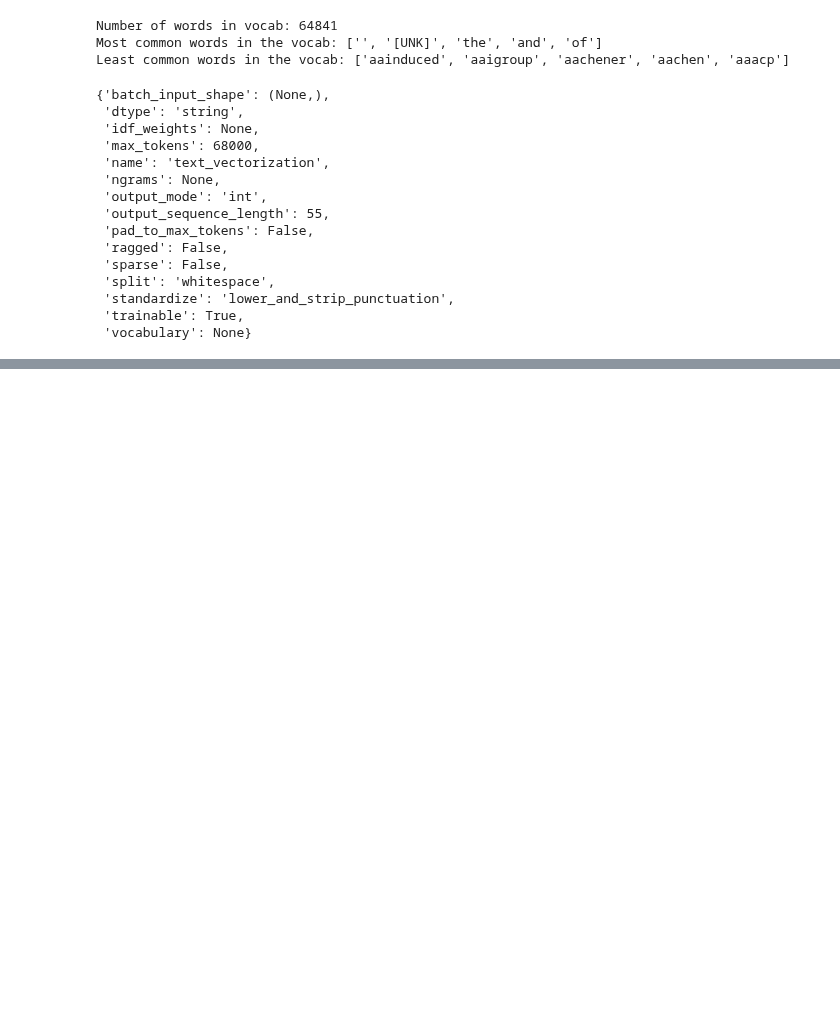
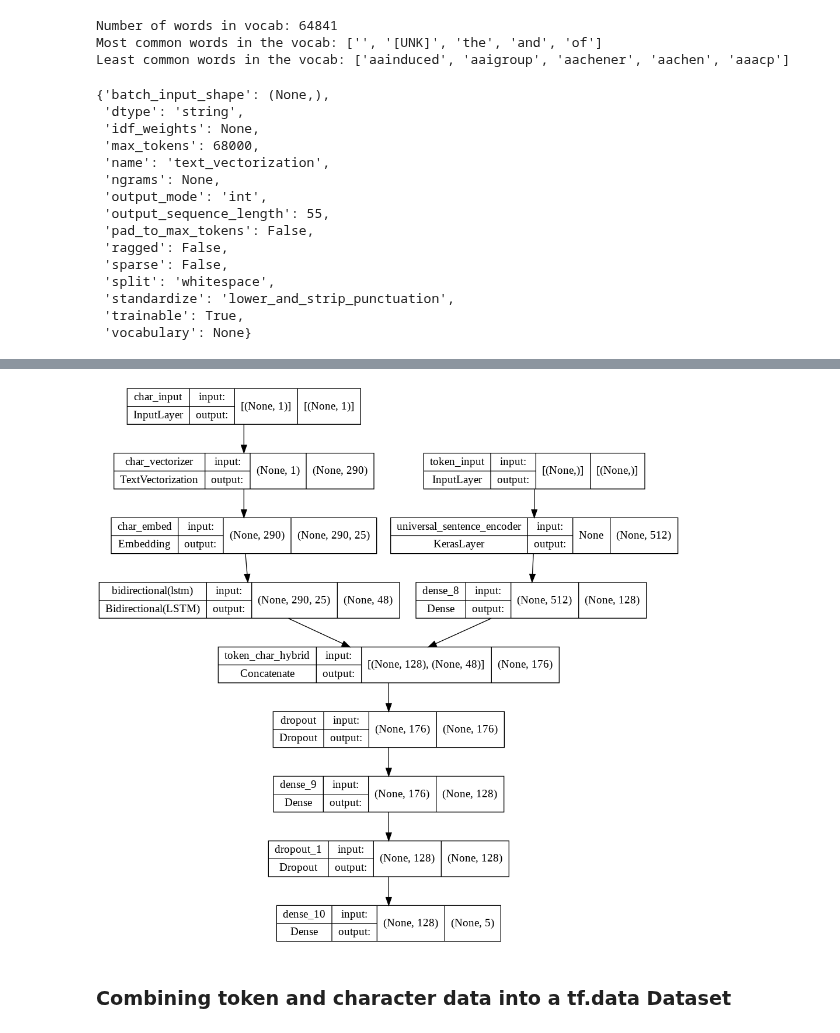
Before and after one commit to Nikhil-Nandam/TensorFlow-Notebooks, a Jupyter notebook: 09_SkimLit_NLP_Milestone_Project_2.ipynb, the cells around one changed output, grey strips where cells are left out. Saved outputs shown, nothing was run; the diff lists cells and outputs as text; code cells hidden in the pictures; blank space fills up the shorter version.

Commit message:
Construct tribrid model i.e model_5

```diff
--- a/09_SkimLit_NLP_Milestone_Project_2.ipynb
+++ b/09_SkimLit_NLP_Milestone_Project_2.ipynb
@@ -501,0 +856,6 @@ text_vectorizer.get_config()
+# %%
+# Create char embedding layer
+char_embed = Embedding(input_dim=len(char_vocab),   # number of different characters
+                       output_dim=25,   # this is the size of char emebedding in the paper: https://arvix.org/pdf/1612.05251.pdf (Figure 1)
+                       mask_zero=True,
+                       name="char_embed")
@@ -501,0 +993,32 @@ text_vectorizer.get_config()
+# %%
+from tensorflow.keras.layers import Input, Dense, LSTM, Bidirectional, Concatenate, Dropout
+from tensorflow.keras import Model
+from tensorflow.keras.optimizers import Adam
+
+# 1. Setup token inputs/model
+token_inputs = Input(shape=[], dtype=tf.string, name="token_inputs")
+token_embeddings = tf_hub_embedding_layer(token_inputs)
+token_output = Dense(128, activation="relu")(token_embeddings)
+token_model = Model(token_inputs, token_output)
+
+# 2. Setup char inputs/model
+char_inputs = Input(shape=(1,), dtype=tf.string, name="char_input")
+char_vectors = char_vectorizer(char_inputs)
+char_embeddings = char_embed(char_vectors)
+char_bi_lstm = Bidirectional(LSTM(24))(char_embeddings) # bi-LSTM shown in https://arxiv.org/pdf/1612.05251.pdf
+char_model = Model(char_inputs, char_bi_lstm)
+
+# 3. Concatenate token and char inputs (create hybrid token embedding)
+token_char_concat = Concatenate(name="token_char_hybrid")([token_model.output,
+                                                           char_model.output])
+
+# 4. Create output layers - adding in Dropout, discussed in section 4.2 of https://arxiv.org/pdf/1612.05251.pdf
+combined_dropout = Dropout(0.5)(token_char_concat)
+combined_dense = Dense(128, activation="relu")(combined_dropout)
+final_dropout = Dropout(0.5)(combined_dense)
+output_layer = Dense(num_classes, activation="softmax")(final_dropout)
+
+# 5. Construct model with char and token inputs
+model_4 = Model(inputs=[token_model.input, char_model.input],
+                outputs=output_layer,
+                name="model_4_token_and_char_embeddings")
@@ -501,0 +1046,6 @@ text_vectorizer.get_config()
+# %%
+# Plot hybrid token and character model
+from tensorflow.keras.utils import plot_model
+plot_model(model_4, show_shapes=True)
+# %% [output]
+[figure, added]
@@ -501,0 +1057,2 @@ text_vectorizer.get_config()
+# %% [markdown]
+### Combining token and character data into a tf.data Dataset
```
Also changed, not shown: parts of 88 cells of this notebook.
